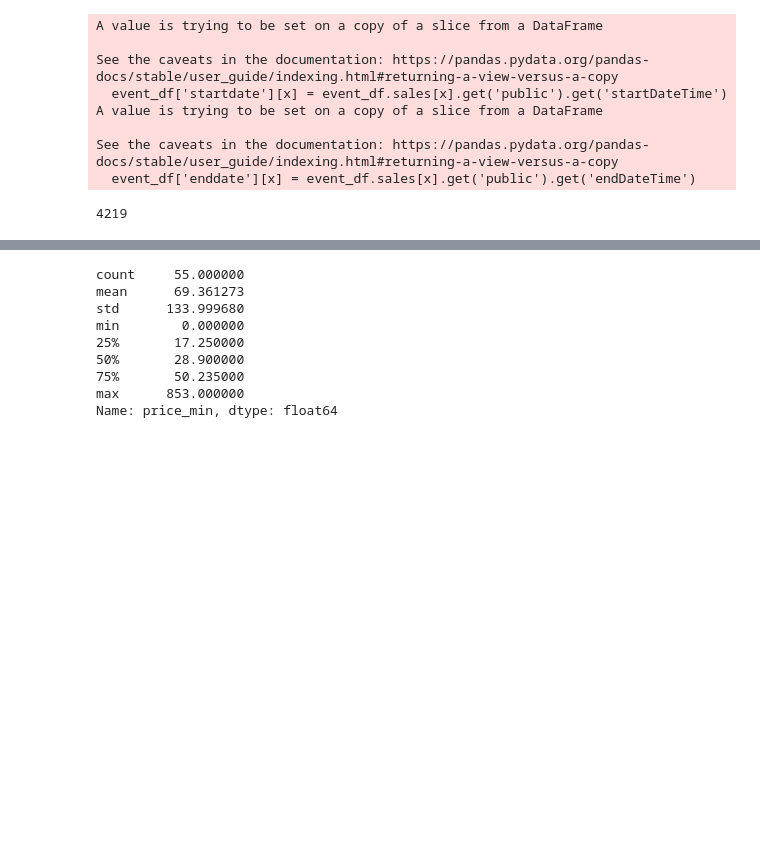
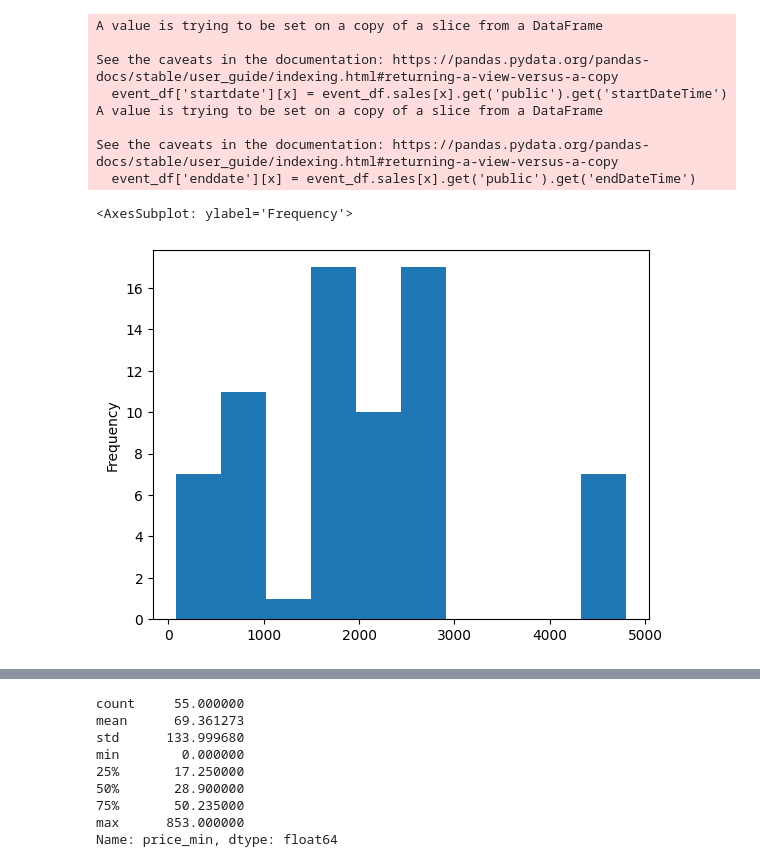
Before and after one commit to kurniayazid/pyticket-analytics, a Jupyter notebook: scratchpad.ipynb, the cells around one changed output, grey strips where cells are left out. Drawn from its saved outputs; the diff is of its cells as text; code cells hidden in the pictures; blank space fills up the shorter version.

```diff
--- a/scratchpad.ipynb
+++ b/scratchpad.ipynb
@@ -127,9 +128,10 @@ See the caveats in the documentation: https://pandas.pydata.org/pandas-docs/stab
   event_df['enddate'][x] = event_df.sales[x].get('public').get('endDateTime')
 # %%
 # Take description into wordcloud
-event_df.description.dropna().str.len().max()
+event_df.description.dropna().str.len().plot(kind='hist')
 # %% [output]
-4219
+<AxesSubplot: ylabel='Frequency'>
+[figure, added]
 # %%
 event_df.genre.value_counts().plot(kind='bar')
 # %% [output]
```
Also changed, not shown: parts of 17 cells of this notebook, 1 other file.
